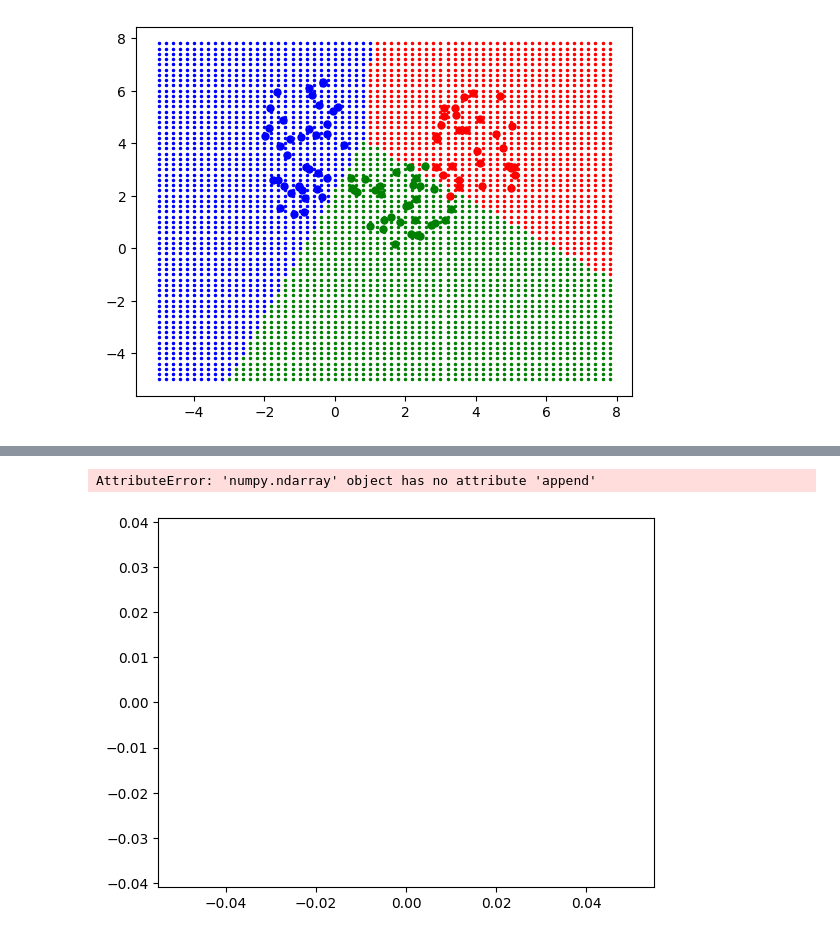
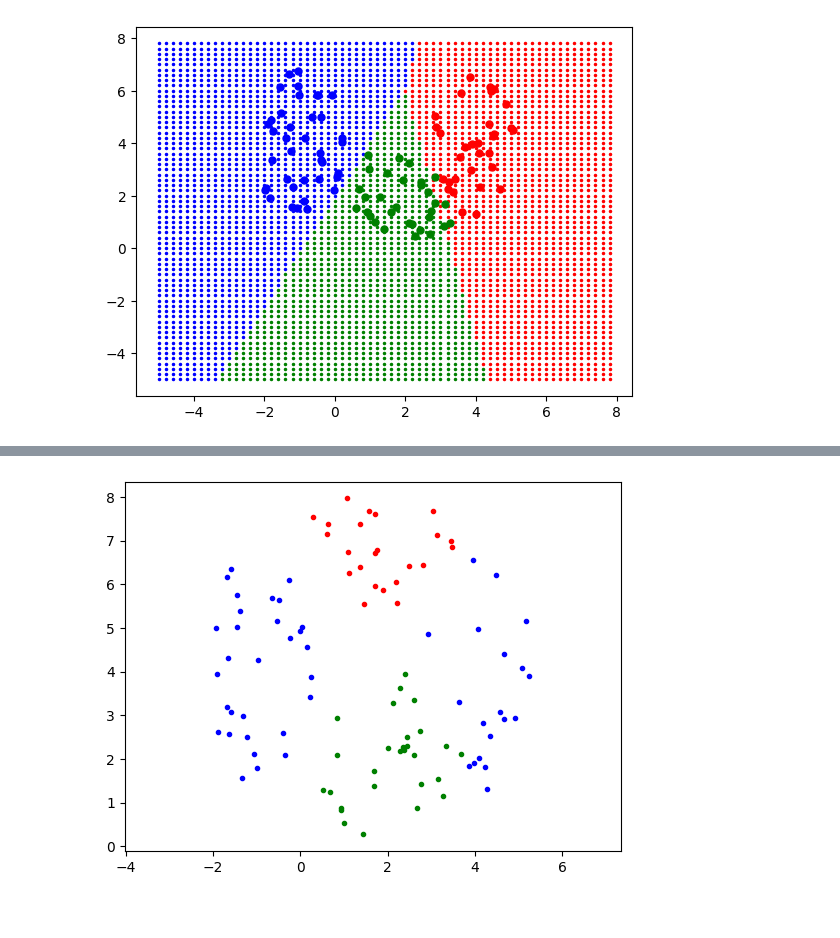
Before and after one commit to Nhunk/deeplearning, a Jupyter notebook: BTTH/Chuong1.ipynb, the cells around one changed output, grey strips where cells are left out. Saved outputs shown, nothing was run; the diff lists cells and outputs as text; code cells hidden in the pictures.

```diff
--- a/BTTH/Chuong1.ipynb
+++ b/BTTH/Chuong1.ipynb
@@ -17,21 +17,21 @@ while i < 100:
 
     #Loại 1
     if 3*(x-4)**2 + 13/20*(y-4)**2 < 5:
-        points.append((x,y))
+        points.append([x,y])
         labels.append(0)
         i+=1
         plt.plot(x,y, 'r.')
 
     #Loại 2
     elif 2*(x-2)**2 + 3/2*(y-2)**2 <6:
-        points.append((x,y))
+        points.append([x,y])
         labels.append(1)
         i+=1
         plt.plot(x,y, 'g.')
 
     #Loại 3
     elif 3*(x+1)**2 + 13/20*(y-4)**2 <5:
-        points.append((x,y))
+        points.append([x,y])
         labels.append(2)
         i+=1
         plt.plot(x,y, 'b.')
@@ -44,7 +44,7 @@ labels = np.array(labels)
 
 W = np.array([[0,-1,0],
               [1, 1, 0],
-              [0, 1,0]])
+              [0, 1,0]], dtype=float)
 
 def perceptron_multi(X,W):
     X=np.array([X])
@@ -65,8 +65,8 @@ for _ in range(epoch):
             flag = 'S'
             W[labels[i]] = W[labels[i]]+ xx.T
 
-            for k in range(W.shape[0]):
-                if out[k] == max(out):
+            for k in range(W.shape[0]) :
+                if np.isclose(out[k], max(out)) and k != labels[i]:
                     W[k] =W[k]- xx.T
 
         print(W[0], W[1], W[2], '[X', i+1, 'L', labels[i]+1,']', xx.T[0], out.T, flag)
@@ -108,44 +108,44 @@ for x1 in np.arange(-5, 8, 0.2):
 for i in range(points.shape[0]):
     plt.plot(points[i,0], points[i,1], color[labels[i]]+'.',markersize = 10) # Vẽ các điểm huấn luyện
 # %% [output]
-[figure, old version]
+[figure, new version]
 # %% [markdown]
 ![image-2.png](attachment:image-2.png)
 # %%
+#TẠO RA 100 ĐIỂM DỮ LIỆU TRONG KHÔNG GIAN 2D, CÓ PHÂN BỔ ĐỀU DÀNH CHO 3 LOẠI NHÃN
+
 plt.figure()
 plt.axis('equal')
 
-x =[]
-y = []
+points_3 =[]
+labels_3 = []
 
 i = 0
-max = 0
-while i < 100 and max<1000:
+while i < 100 :
     x = np.random.random(1)*10-2
     y = np.random.random(1)*10-2
 
     #Loại 1
     if (x-2)**2 + 0.5*(y-8)**2 < 4:
-        x.append((x,y))
-        y.append(0)
+        points_3.append([x,y])
+        labels_3.append(0)
         i+=1
         plt.plot(x,y, 'r.')
 
     #Loại 2
     elif 2*(x-2)**2 + 3/2*(y-2)**2 <6:
-        x.append((x,y))
-        y.append(1)
+        points_3.append([x,y])
+        labels_3.append(1)
         i+=1
         plt.plot(x,y, 'g.')
 
     #Loại 3
-    elif 3*(x+1)**2 + 13/20*(y-4)**2 <5 or 3*(x-4)**2+13/20*(y-4)**2 < 5:
-        x.append((x,y))
-        y.append(2)
+    elif 3*(x+1)**2 + 13/20*(y-4)**2 <5 or 3*(x-4)**2 + 13/20*(y-4)**2 < 5:
+        points_3.append([x,y])
+        labels_3.append(2)
         i+=1
         plt.plot(x,y, 'b.')
+
     else: continue
-    max+=1
 # %% [output]
-AttributeError: 'numpy.ndarray' object has no attribute 'append'
-[figure, old version]
+[figure, new version]
```
Also changed, not shown: parts of 5 cells of this notebook.
